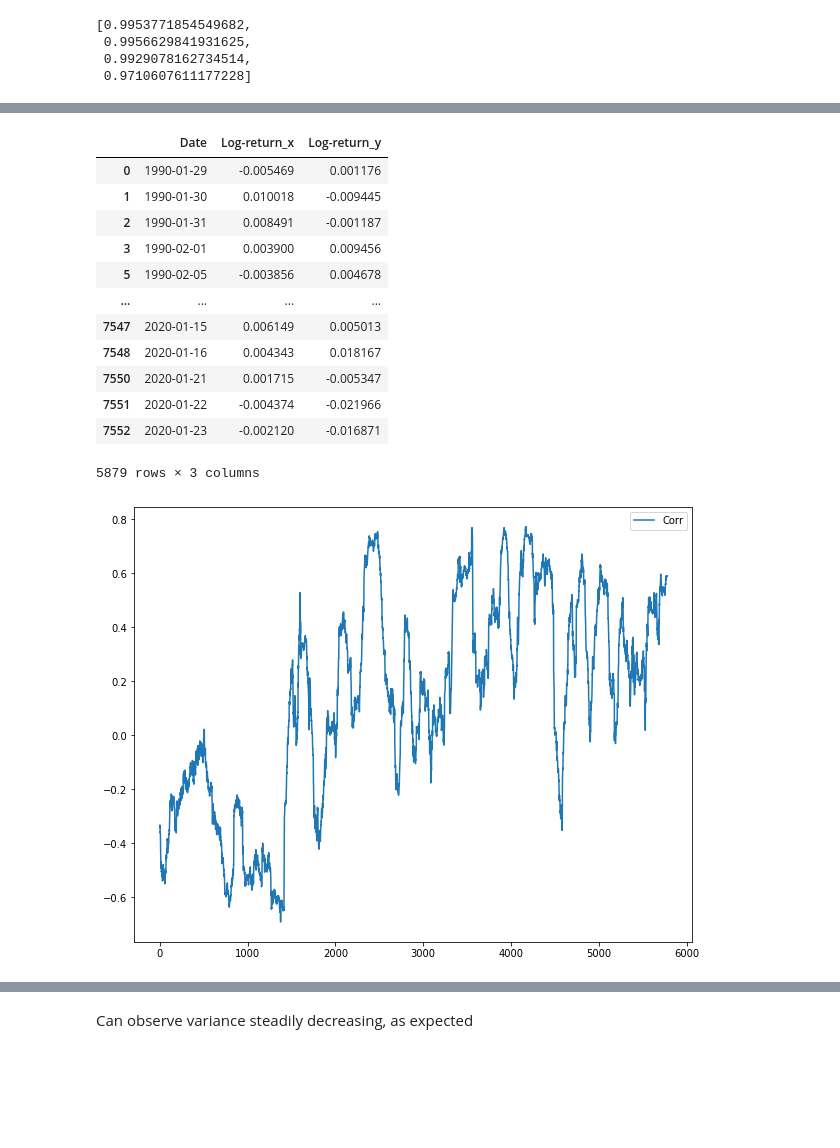
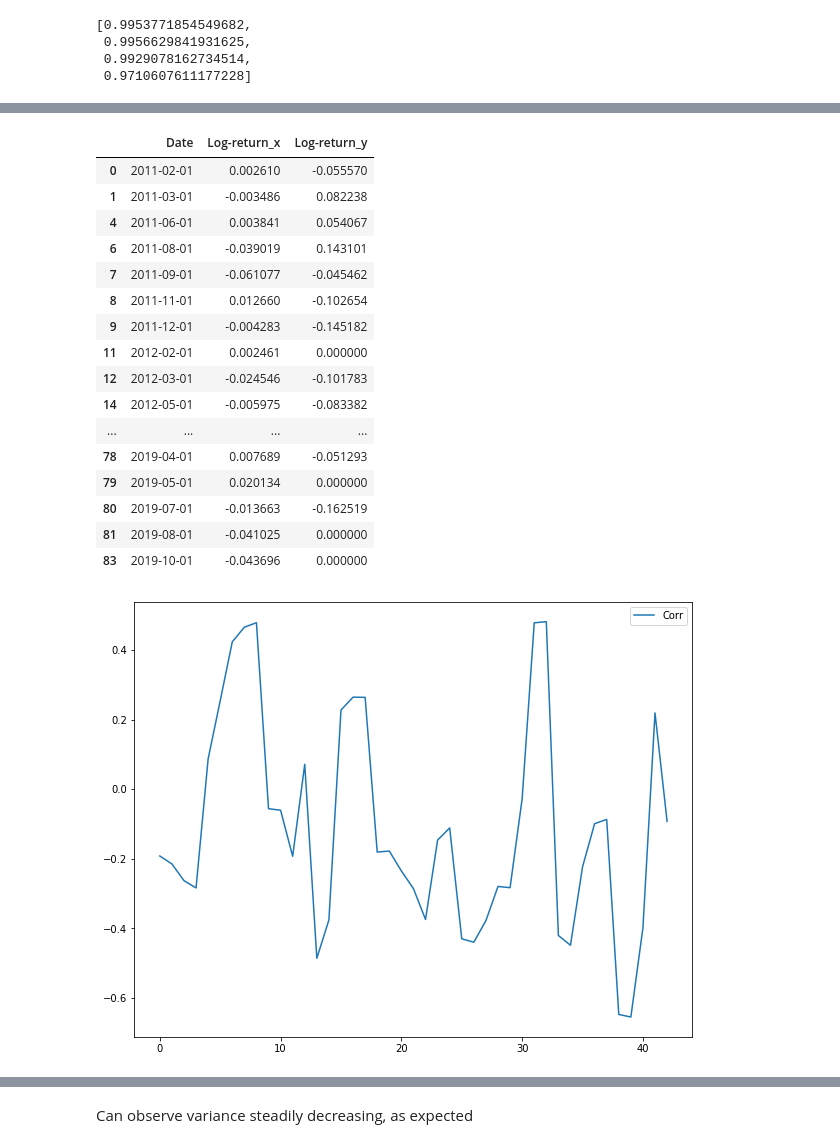
Before and after one commit to huddyyeo/LSE_practitioners_challenge, a Jupyter notebook: Code/data_environment_and_testing.ipynb, the cells around one changed output, grey strips where cells are left out. Saved outputs shown, nothing was run; the diff lists cells and outputs as text; code cells hidden in the pictures; blank space fills up the shorter version.

Commit message:
Updated the data environment class to work with other types of data

```diff
--- a/Code/data_environment_and_testing.ipynb
+++ b/Code/data_environment_and_testing.ipynb
@@ -16,10 +16,10 @@ def roll_corr(x,y,length=5):
   corr=[]
   x_len=len(x)
   if (x_len!=len(y)):
-    print("length of dataset do not match")
+    raise ValueError('Length of datasets do not match')
     return
   if (length>x_len):
-    print("length of rolling window exceeds data")
+    raise ValueError('Length of rolling window exceeds data')
     return
   for i in range(x_len):
     if (i+length>=x_len):
@@ -66,6 +98,14 @@ class data_environment(object):
 # %%
+#Test all data. This is done by writing a list of all the links, a list of the data types 0,1 and a list of the date formats
+
 sp500_link='https://raw.githubusercontent.com/huddyyeo/LSE_practitioners_challenge/master/Data/%5EGSPC.csv'
 yields_link='https://raw.githubusercontent.com/huddyyeo/LSE_practitioners_challenge/master/Data/%5ETNX.csv'
-test_url=[sp500_link,yields_link]
+gdp_link='https://raw.githubusercontent.com/huddyyeo/LSE_practitioners_challenge/master/Data/UK_GDP_data.csv'
+inflation_link='https://raw.githubusercontent.com/huddyyeo/LSE_practitioners_challenge/master/Data/UK_inflation_data.csv'
+
+test_url=[sp500_link,yields_link,gdp_link,inflation_link]
+data_type=[0,0,1,1]
+date_format=['','','%Y','%b-%y']
+
 #creation of our data environment
-data_env=data_environment(test_url)
+data_env=data_environment(test_url,data_type,date_format)
@@ -72,29 +126,33 @@ data_env=data_environment(test_url)
 # %%
-#consolidating our data
-df=pd.merge(data_env.data[0],data_env.data[1],on='Date',how='inner')
+#consolidating our data, in this case with yield and inflation data
+df=pd.merge(data_env.data[1],data_env.data[3],on='Date',how='inner')
 df=df.dropna()
 df
 # %% [output]
 |  | Date | Log-return_x | Log-return_y |
-| 0 | 1990-01-29 | -0.005469 | 0.001176 |
-| 1 | 1990-01-30 | 0.010018 | -0.009445 |
-| 2 | 1990-01-31 | 0.008491 | -0.001187 |
-| 3 | 1990-02-01 | 0.003900 | 0.009456 |
-| 5 | 1990-02-05 | -0.003856 | 0.004678 |
+| 0 | 2011-02-01 | 0.002610 | -0.055570 |
+| 1 | 2011-03-01 | -0.003486 | 0.082238 |
+| 4 | 2011-06-01 | 0.003841 | 0.054067 |
+| 6 | 2011-08-01 | -0.039019 | 0.143101 |
+| 7 | 2011-09-01 | -0.061077 | -0.045462 |
+| 8 | 2011-11-01 | 0.012660 | -0.102654 |
+| 9 | 2011-12-01 | -0.004283 | -0.145182 |
+| 11 | 2012-02-01 | 0.002461 | 0.000000 |
+| 12 | 2012-03-01 | -0.024546 | -0.101783 |
+| 14 | 2012-05-01 | -0.005975 | -0.083382 |
 | ... | ... | ... | ... |
-| 7547 | 2020-01-15 | 0.006149 | 0.005013 |
-| 7548 | 2020-01-16 | 0.004343 | 0.018167 |
-| 7550 | 2020-01-21 | 0.001715 | -0.005347 |
-| 7551 | 2020-01-22 | -0.004374 | -0.021966 |
-| 7552 | 2020-01-23 | -0.002120 | -0.016871 |
+| 78 | 2019-04-01 | 0.007689 | -0.051293 |
+| 79 | 2019-05-01 | 0.020134 | 0.000000 |
+| 80 | 2019-07-01 | -0.013663 | -0.162519 |
+| 81 | 2019-08-01 | -0.041025 | 0.000000 |
+| 83 | 2019-10-01 | -0.043696 | 0.000000 |
-5879 rows × 3 columns
 # %%
 #plotting rolling correlations of 100 days or 20 weeks
-corr_data=roll_corr(df.loc[:,'Log-return_x'].values,df.loc[:,'Log-return_y'].values,100)
+corr_data=roll_corr(df.loc[:,'Log-return_x'].values,df.loc[:,'Log-return_y'].values,10)
 plt.figure(figsize=[10,8])
 plt.plot(corr_data,label="Corr")
 plt.legend()
 plt.show()
 # %% [output]
-[figure, old version]
+[figure, new version]
 # %%
```
Also changed, not shown: parts of 6 cells of this notebook, 1 other file.
